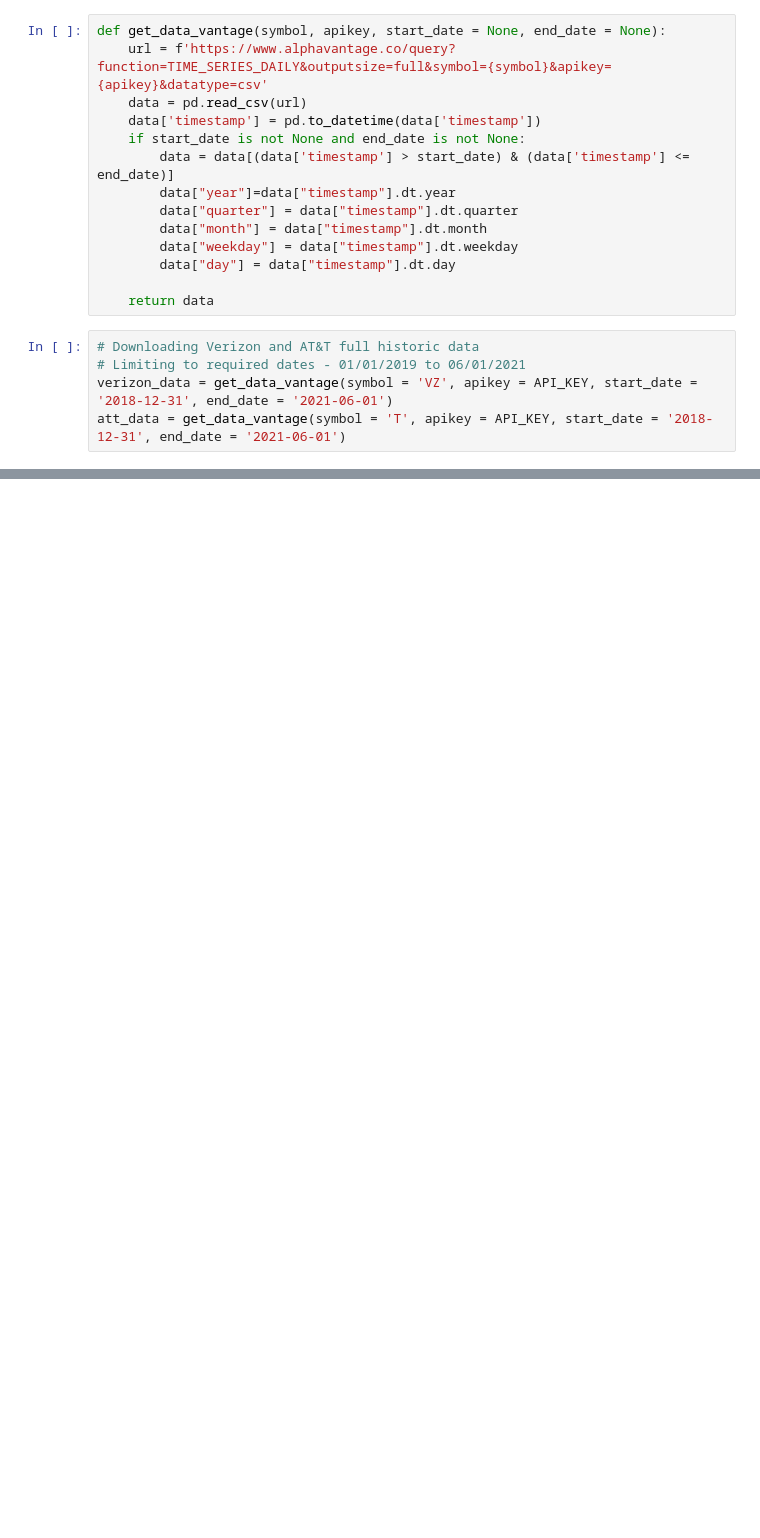
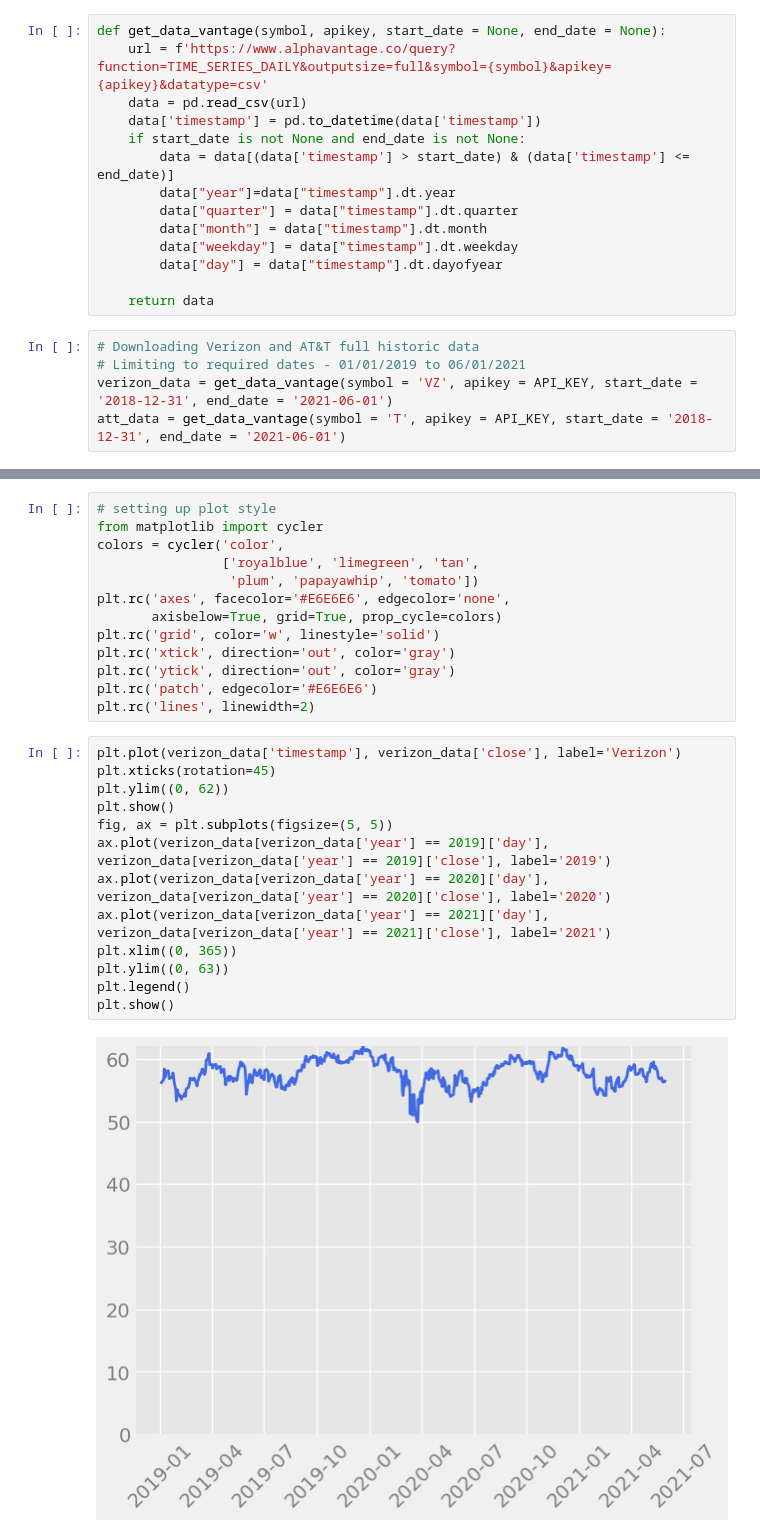
Before and after one commit to TGusciora/Python, a Jupyter notebook: Manning/TimeSeriesStockPrices/TimeSeriesComponents/001_TGusciora_TimeSeriesComponents.ipynb, the cells around one changed output, grey strips where cells are left out. Saved outputs shown, nothing was run; the diff lists cells and outputs as text; blank space fills up the shorter version.

```diff
--- a/Manning/TimeSeriesStockPrices/TimeSeriesComponents/001_TGusciora_TimeSeriesComponents.ipynb
+++ b/Manning/TimeSeriesStockPrices/TimeSeriesComponents/001_TGusciora_TimeSeriesComponents.ipynb
@@ -33,7 +33,7 @@ def get_data_vantage(symbol, apikey, start_date = None, end_date = None):
         data["quarter"] = data["timestamp"].dt.quarter
         data["month"] = data["timestamp"].dt.month
         data["weekday"] = data["timestamp"].dt.weekday
-        data["day"] = data["timestamp"].dt.day
+        data["day"] = data["timestamp"].dt.dayofyear
 
     return data
 # %%
@@ -94,0 +87,28 @@ plt.show()
+# %%
+# setting up plot style
+from matplotlib import cycler
+colors = cycler('color',
+                ['royalblue', 'limegreen', 'tan',
+                 'plum', 'papayawhip', 'tomato'])
+plt.rc('axes', facecolor='#E6E6E6', edgecolor='none',
+       axisbelow=True, grid=True, prop_cycle=colors)
+plt.rc('grid', color='w', linestyle='solid')
+plt.rc('xtick', direction='out', color='gray')
+plt.rc('ytick', direction='out', color='gray')
+plt.rc('patch', edgecolor='#E6E6E6')
+plt.rc('lines', linewidth=2)
+# %%
+plt.plot(verizon_data['timestamp'], verizon_data['close'], label='Verizon')
+plt.xticks(rotation=45)
+plt.ylim((0, 62))
+plt.show()
+fig, ax = plt.subplots(figsize=(5, 5))
+ax.plot(verizon_data[verizon_data['year'] == 2019]['day'], verizon_data[verizon_data['year'] == 2019]['close'], label='2019')
+ax.plot(verizon_data[verizon_data['year'] == 2020]['day'], verizon_data[verizon_data['year'] == 2020]['close'], label='2020')
+ax.plot(verizon_data[verizon_data['year'] == 2021]['day'], verizon_data[verizon_data['year'] == 2021]['close'], label='2021')
+plt.xlim((0, 365))
+plt.ylim((0, 63))
+plt.legend()
+plt.show()
+# %% [output]
+[figure, added]
```
Also changed, not shown: parts of 5 cells of this notebook, 1 other file.
